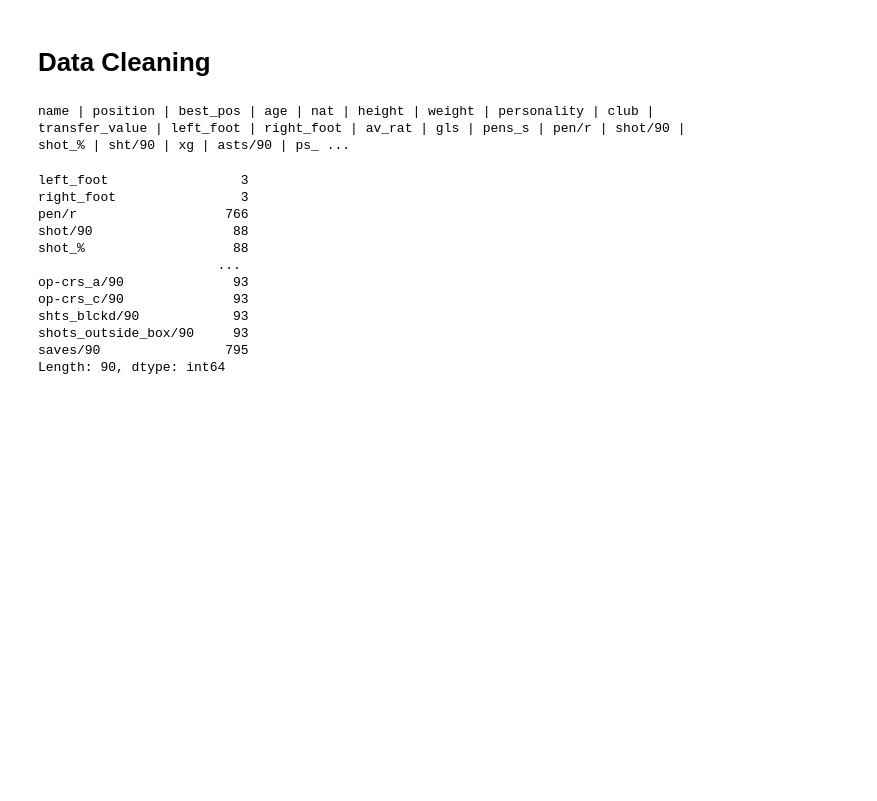
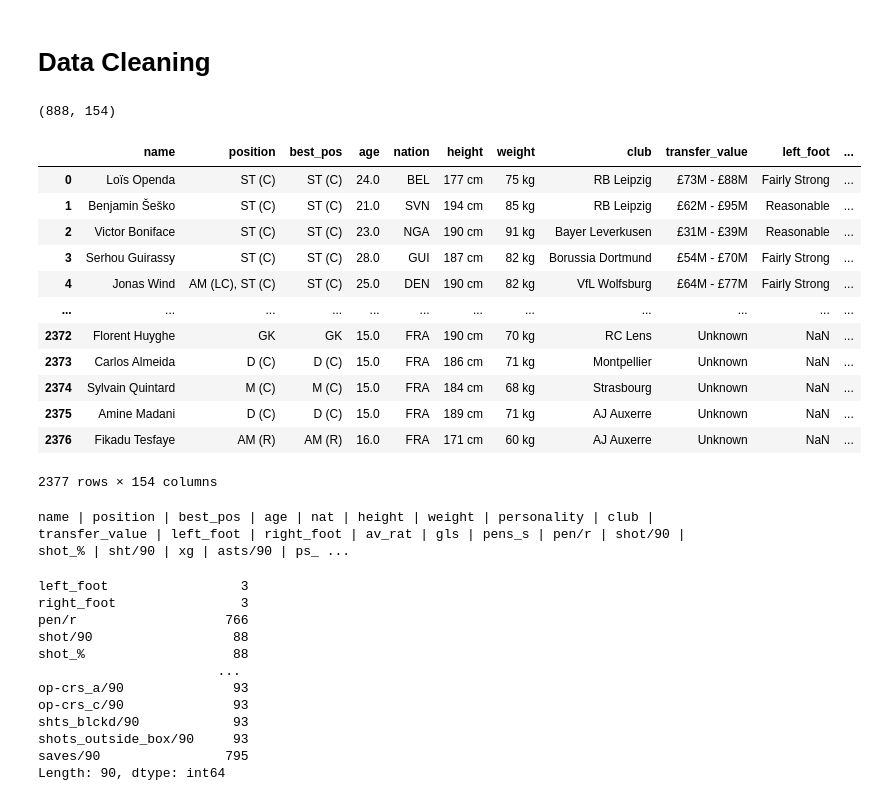
Before and after one commit to Phantom-L0rd/fm-moneyball, a Jupyter notebook: notebooks/01_data_cleaning.ipynb, the cells around one changed output. Cells and saved outputs as stored; diff of their text form; code cells hidden in the pictures; blank space fills up the shorter version.

```diff
--- a/notebooks/01_data_cleaning.ipynb
+++ b/notebooks/01_data_cleaning.ipynb
@@ -26,6 +26,26 @@ import glob
 # merged_df.to_csv("../data/interim/fm24_merged_raw.csv", index=False)
 # %%
 merged_df = pd.read_csv("../data/interim/fm24_merged_raw.csv")
+# %%
+merged_df.shape
+# %% [output]
+(888, 154)
+# %%
+merged_df
+# %% [output]
+|  | name | position | best_pos | age | nation | height | weight | club | transfer_value | left_foot | ... |
+| 0 | Loïs Openda | ST (C) | ST (C) | 24.0 | BEL | 177 cm | 75 kg | RB Leipzig | £73M - £88M | Fairly Strong | ... |
+| 1 | Benjamin Šeško | ST (C) | ST (C) | 21.0 | SVN | 194 cm | 85 kg | RB Leipzig | £62M - £95M | Reasonable | ... |
+| 2 | Victor Boniface | ST (C) | ST (C) | 23.0 | NGA | 190 cm | 91 kg | Bayer Leverkusen | £31M - £39M | Reasonable | ... |
+| 3 | Serhou Guirassy | ST (C) | ST (C) | 28.0 | GUI | 187 cm | 82 kg | Borussia Dortmund | £54M - £70M | Fairly Strong | ... |
+| 4 | Jonas Wind | AM (LC), ST (C) | ST (C) | 25.0 | DEN | 190 cm | 82 kg | VfL Wolfsburg | £64M - £77M | Fairly Strong | ... |
+| ... | ... | ... | ... | ... | ... | ... | ... | ... | ... | ... | ... |
+| 2372 | Florent Huyghe | GK | GK | 15.0 | FRA | 190 cm | 70 kg | RC Lens | Unknown | NaN | ... |
+| 2373 | Carlos Almeida | D (C) | D (C) | 15.0 | FRA | 186 cm | 71 kg | Montpellier | Unknown | NaN | ... |
+| 2374 | Sylvain Quintard | M (C) | M (C) | 15.0 | FRA | 184 cm | 68 kg | Strasbourg | Unknown | NaN | ... |
+| 2375 | Amine Madani | D (C) | D (C) | 15.0 | FRA | 189 cm | 71 kg | AJ Auxerre | Unknown | NaN | ... |
+| 2376 | Fikadu Tesfaye | AM (R) | AM (R) | 16.0 | FRA | 171 cm | 60 kg | AJ Auxerre | Unknown | NaN | ... |
+2377 rows × 154 columns
 # %%
 # Drop duplicates
 merged_df = merged_df.drop_duplicates()
```
Also changed, not shown: parts of 1 cell of this notebook, 11 other files.
